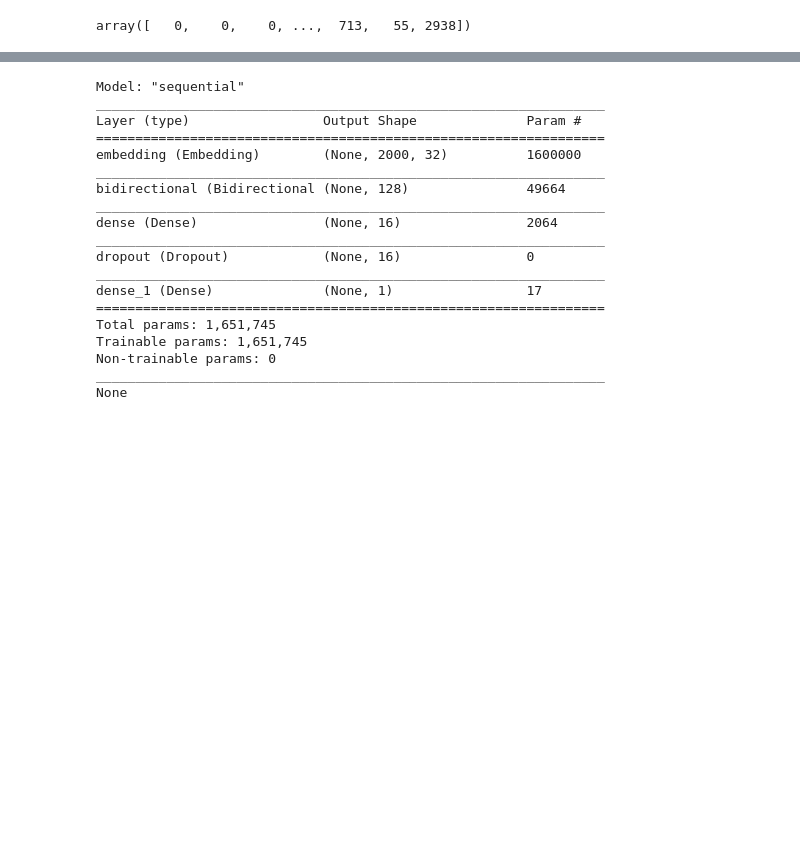
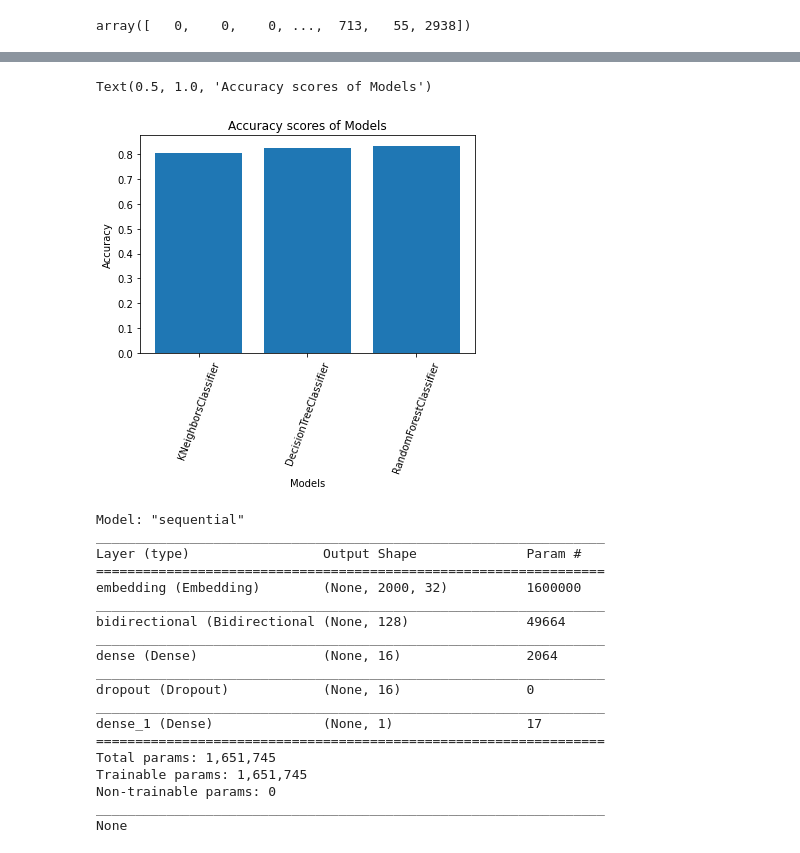
Before and after one commit to rishabhstha/Email-Spam-Detection, a Jupyter notebook: SpamDetection.ipynb, the cells around one changed output, grey strips where cells are left out. Cells and saved outputs as stored; diff of their text form; code cells hidden in the pictures; blank space fills up the shorter version.

```diff
--- a/SpamDetection.ipynb
+++ b/SpamDetection.ipynb
@@ -118 +181,10 @@ array([   0,    0,    0, ...,  713,   55, 2938])
+# %%
+plt.bar(models,accuracy_scores)
+plt.xticks(models, rotation=70)
+plt.ylabel('Accuracy')
+plt.xlabel('Models')
+plt.title('Accuracy scores of Models')
+# %% [output]
+Text(0.5, 1.0, 'Accuracy scores of Models')
+[figure, added]
 # %%
```
Also changed, not shown: parts of 4 cells of this notebook.
